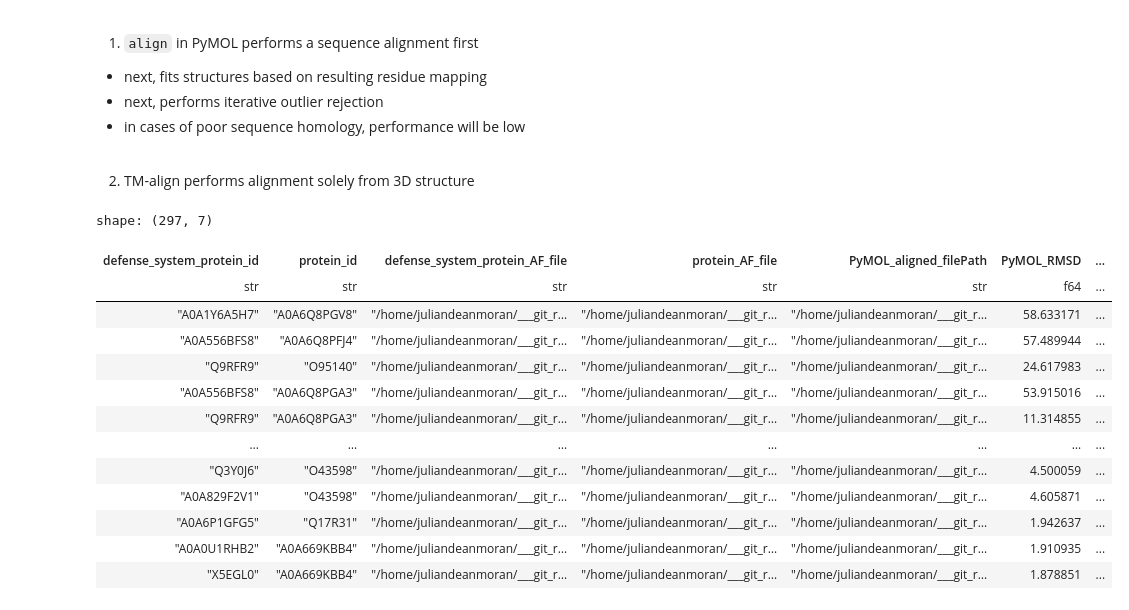
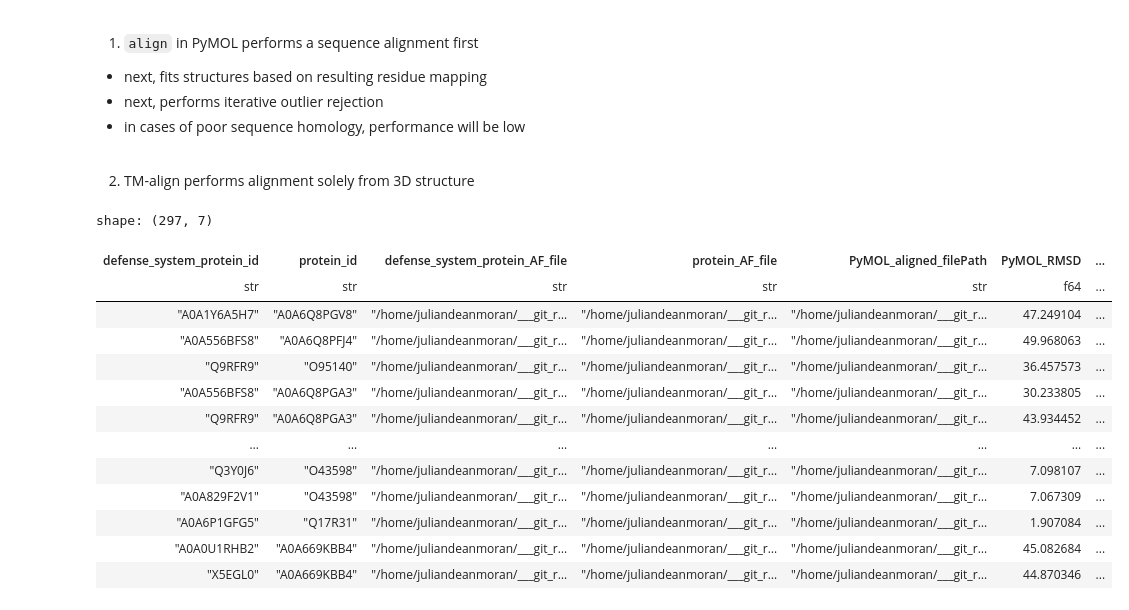
Before and after one commit to juliandeanmoran/BISSH, a Jupyter notebook: vis/plot_pymol_alignment_performance.ipynb, the cells around one changed output. Cells and saved outputs as stored; diff of their text form; code cells hidden in the pictures.

```diff
--- a/vis/plot_pymol_alignment_performance.ipynb
+++ b/vis/plot_pymol_alignment_performance.ipynb
@@ -37,72 +37,72 @@ logger = logging.getLogger(__name__)
 
 2. TM-align performs alignment solely from 3D structure
 # %%
-# ============================================================
-#                               Args
-# ============================================================
+# ────────────────────────────────────────────────────────────
+#      Args
+# ────────────────────────────────────────────────────────────
 
-PM_ALIGN_METHOD = "super" # set to "cealign", "super", or "align"
-PLOT_COLOUR = "blue"
+PM_ALIGN_METHOD = "align" # set to "cealign", "super", or "align"
+PLOT_COLOUR = "indigo"
 
 args = {
     "data_file_pm_al": f"{INSTALL_PATH}/results/test_pymol_align/pymol_alignment_performance_{PM_ALIGN_METHOD}.tsv",
-    "data_file_tm_al": f"{INSTALL_PATH}/results/explore_protein_matches/alignment_metrics_stacked_n=26.tsv",
+    "data_file_tm_al": f"{INSTALL_PATH}/results/test_tm-align/tm-align_performance.tsv",
     "threshold_rmsd": 3.0,
     "col_pm_rmsd": "PyMOL_RMSD",
     "col_pm_query_id": "defense_system_protein_id",
     "col_pm_target_id": "protein_id",
-    "col_tm_rmsd": "RMSD",
-    "col_tm_query_id": "Bacterial Entry",
-    "col_tm_target_id": "Human Entry",
+    "col_tm_rmsd": "TM-align_RMSD",
+    "col_tm_query_id": "defense_system_protein_id",
+    "col_tm_target_id": "protein_id",
     "out_dir": Path(f"{INSTALL_PATH}/vis/plots")
 }
 
 args["out_dir"].mkdir(parents=True, exist_ok=True)
 # %%
-# ============================================================
-#                              In
-# ============================================================
+# ────────────────────────────────────────────────────────────
+#      In
+# ────────────────────────────────────────────────────────────
 
 df_tm_al = pl.read_csv(
     args["data_file_tm_al"],
     separator="\t",
     has_header=True
 )
 
-# Wrangle TM-align metrics
-df_tm_al = df_tm_al.with_columns(
-    pl.col(args["col_tm_query_id"])
-    .str.replace("AF-", "")
-    .str.replace("-F1", "")
-    .alias(args["col_tm_query_id"])
-).with_columns(
-    pl.col(args["col_tm_target_id"])
-    .str.replace("AF-", "")
-    .str.replace("-F1", "")
-    .alias(args["col_tm_target_id"])
-)
+# # Wrangle TM-align metrics
+# df_tm_al = df_tm_al.with_columns(
+#     pl.col(args["col_tm_query_id"])
+#     .str.replace("AF-", "")
+#     .str.replace("-F1", "")
+#     .alias(args["col_tm_query_id"])
+# ).with_columns(
+#     pl.col(args["col_tm_target_id"])
+#     .str.replace("AF-", "")
+#     .str.replace("-F1", "")
+#     .alias(args["col_tm_target_id"])
+# )
 
 df_pm_al = pl.read_csv(
     args["data_file_pm_al"],
     separator="\t",
     has_header=True
 )
 df_pm_al
 # %% [output]
 shape: (297, 7)
 | defense_system_protein_id | protein_id | defense_system_protein_AF_file | protein_AF_file | PyMOL_aligned_filePath | PyMOL_RMSD | ... |
 | str | str | str | str | str | f64 | ... |
-| "A0A1Y6A5H7" | "A0A6Q8PGV8" | "/home/juliandeanmoran/___git_r… | "/home/juliandeanmoran/___git_r… | "/home/juliandeanmoran/___git_r… | 58.633171 | ... |
-| "A0A556BFS8" | "A0A6Q8PFJ4" | "/home/juliandeanmoran/___git_r… | "/home/juliandeanmoran/___git_r… | "/home/juliandeanmoran/___git_r… | 57.489944 | ... |
-| "Q9RFR9" | "O95140" | "/home/juliandeanmoran/___git_r… | "/home/juliandeanmoran/___git_r… | "/home/juliandeanmoran/___git_r… | 24.617983 | ... |
-| "A0A556BFS8" | "A0A6Q8PGA3" | "/home/juliandeanmoran/___git_r… | "/home/juliandeanmoran/___git_r… | "/home/juliandeanmoran/___git_r… | 53.915016 | ... |
-| "Q9RFR9" | "A0A6Q8PGA3" | "/home/juliandeanmoran/___git_r… | "/home/juliandeanmoran/___git_r… | "/home/juliandeanmoran/___git_r… | 11.314855 | ... |
+| "A0A1Y6A5H7" | "A0A6Q8PGV8" | "/home/juliandeanmoran/___git_r… | "/home/juliandeanmoran/___git_r… | "/home/juliandeanmoran/___git_r… | 47.249104 | ... |
+| "A0A556BFS8" | "A0A6Q8PFJ4" | "/home/juliandeanmoran/___git_r… | "/home/juliandeanmoran/___git_r… | "/home/juliandeanmoran/___git_r… | 49.968063 | ... |
+| "Q9RFR9" | "O95140" | "/home/juliandeanmoran/___git_r… | "/home/juliandeanmoran/___git_r… | "/home/juliandeanmoran/___git_r… | 36.457573 | ... |
+| "A0A556BFS8" | "A0A6Q8PGA3" | "/home/juliandeanmoran/___git_r… | "/home/juliandeanmoran/___git_r… | "/home/juliandeanmoran/___git_r… | 30.233805 | ... |
+| "Q9RFR9" | "A0A6Q8PGA3" | "/home/juliandeanmoran/___git_r… | "/home/juliandeanmoran/___git_r… | "/home/juliandeanmoran/___git_r… | 43.934452 | ... |
 | … | … | … | … | … | … | ... |
-| "Q3Y0J6" | "O43598" | "/home/juliandeanmoran/___git_r… | "/home/juliandeanmoran/___git_r… | "/home/juliandeanmoran/___git_r… | 4.500059 | ... |
-| "A0A829F2V1" | "O43598" | "/home/juliandeanmoran/___git_r… | "/home/juliandeanmoran/___git_r… | "/home/juliandeanmoran/___git_r… | 4.605871 | ... |
-| "A0A6P1GFG5" | "Q17R31" | "/home/juliandeanmoran/___git_r… | "/home/juliandeanmoran/___git_r… | "/home/juliandeanmoran/___git_r… | 1.942637 | ... |
-| "A0A0U1RHB2" | "A0A669KBB4" | "/home/juliandeanmoran/___git_r… | "/home/juliandeanmoran/___git_r… | "/home/juliandeanmoran/___git_r… | 1.910935 | ... |
-| "X5EGL0" | "A0A669KBB4" | "/home/juliandeanmoran/___git_r… | "/home/juliandeanmoran/___git_r… | "/home/juliandeanmoran/___git_r… | 1.878851 | ... |
+| "Q3Y0J6" | "O43598" | "/home/juliandeanmoran/___git_r… | "/home/juliandeanmoran/___git_r… | "/home/juliandeanmoran/___git_r… | 7.098107 | ... |
+| "A0A829F2V1" | "O43598" | "/home/juliandeanmoran/___git_r… | "/home/juliandeanmoran/___git_r… | "/home/juliandeanmoran/___git_r… | 7.067309 | ... |
+| "A0A6P1GFG5" | "Q17R31" | "/home/juliandeanmoran/___git_r… | "/home/juliandeanmoran/___git_r… | "/home/juliandeanmoran/___git_r… | 1.907084 | ... |
+| "A0A0U1RHB2" | "A0A669KBB4" | "/home/juliandeanmoran/___git_r… | "/home/juliandeanmoran/___git_r… | "/home/juliandeanmoran/___git_r… | 45.082684 | ... |
+| "X5EGL0" | "A0A669KBB4" | "/home/juliandeanmoran/___git_r… | "/home/juliandeanmoran/___git_r… | "/home/juliandeanmoran/___git_r… | 44.870346 | ... |
 # %%
 df_tm_al
 # %% [output]
```
Also changed, not shown: parts of 7 cells of this notebook, 14 other files.
